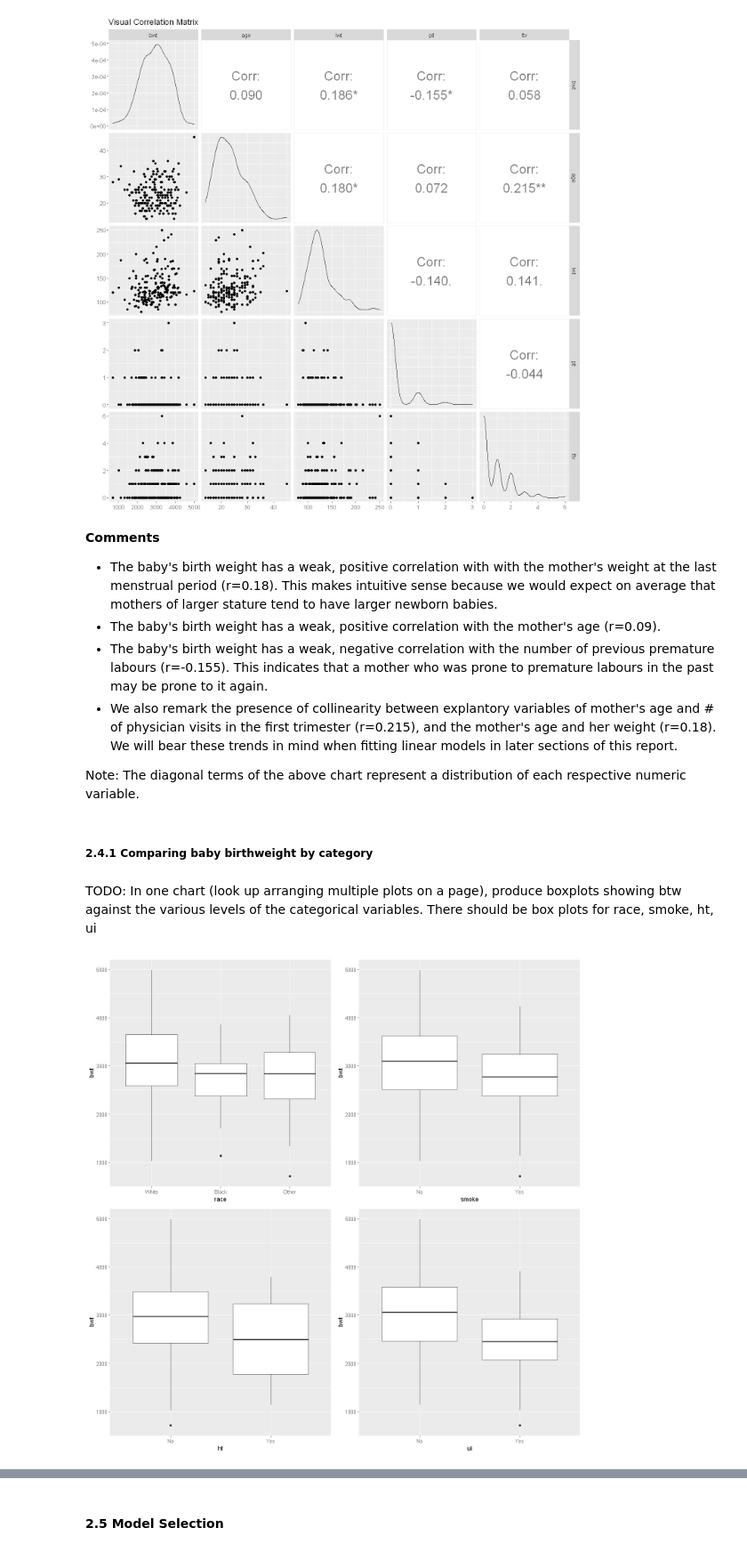
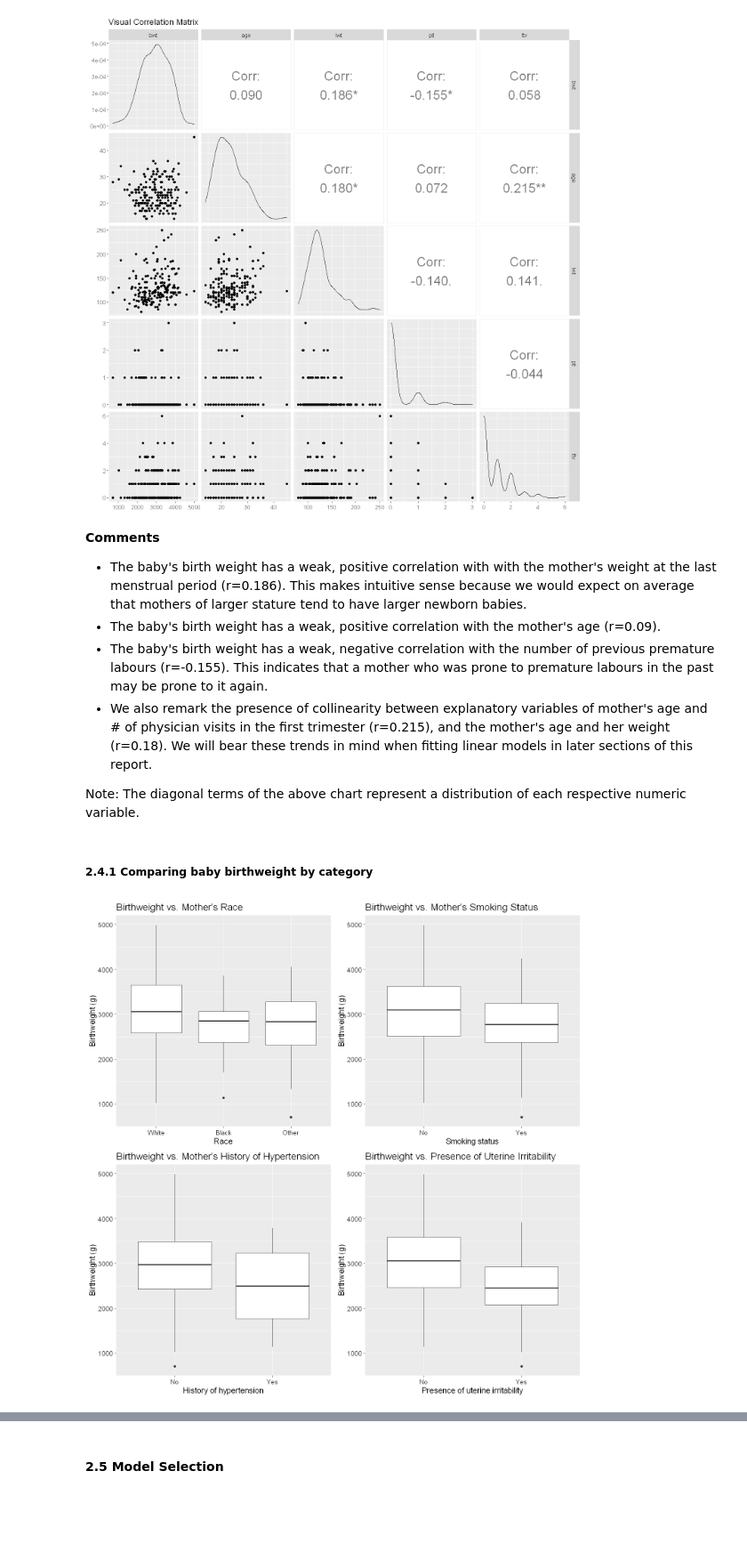
Before and after one commit to jerdavies/birthweight-modelling, a Jupyter notebook: Report-Birthweight.ipynb, the cells around one changed output, grey strips where cells are left out. Shown at 89% size. Cells and saved outputs as stored; diff of their text form; code cells hidden in the pictures; blank space fills up the shorter version.

```diff
--- a/Report-Birthweight.ipynb
+++ b/Report-Birthweight.ipynb
@@ -157,42 +157,43 @@ theme(text = element_text(size=12))
 [figure]
 # %% [markdown]
 **Comments**
-- The baby's birth weight has a weak, positive correlation with with the mother's weight at the last menstrual period (r=0.18). This makes intuitive sense because we would expect on average that mothers of larger stature tend to have larger newborn babies.
+- The baby's birth weight has a weak, positive correlation with with the mother's weight at the last menstrual period (r=0.186). This makes intuitive sense because we would expect on average that mothers of larger stature tend to have larger newborn babies.
 - The baby's birth weight has a weak, positive correlation with the mother's age (r=0.09).
 - The baby's birth weight has a weak, negative correlation with the number of previous premature labours (r=-0.155). This indicates that a mother who was prone to premature labours in the past may be prone to it again.
-- We also remark the presence of collinearity between explantory variables of mother's age and # of physician visits in the first trimester (r=0.215), and the mother's age and her weight (r=0.18). We will bear these trends in mind when fitting linear models in later sections of this report.
+- We also remark the presence of collinearity between explanatory variables of mother's age and # of physician visits in the first trimester (r=0.215), and the mother's age and her weight (r=0.18). We will bear these trends in mind when fitting linear models in later sections of this report.
 
 Note: The diagonal terms of the above chart represent a distribution of each respective numeric variable.
 # %% [markdown]
 ##### 2.4.1 Comparing baby birthweight by category
-# %% [markdown]
-TODO: In one chart (look up arranging multiple plots on a page), produce boxplots showing btw against the various levels of the categorical variables.  There should be box plots for race, smoke, ht, ui
 # %%
 # Set plot output size
 options(repr.plot.width = 12, repr.plot.height = 12)
 
 # Get df with only the categorical variables
 data_bwt_categorical <- data_bwt %>%
     dplyr::select(bwt,race, smoke, ht, ui)
 
 
 # Construct boxplots showing btw against the various levels of the categorical variables
 # PURPOSE: Explore distributions of various levels of different categorical explanatory variables
-
 p_race <- data_bwt_categorical%>%
      ggplot(aes(x=race, y=bwt)) +
-             geom_boxplot()
+             geom_boxplot() + theme(text = element_text(size=14)) +
+             labs(x = "Race", y="Birthweight (g)", title= "Birthweight vs. Mother's Race")
 p_smoke<- data_bwt_categorical%>%
      ggplot(aes(x=smoke, y=bwt)) +
-             geom_boxplot()
+             geom_boxplot() + theme(text = element_text(size=14)) +
+             labs(x = "Smoking status", y="Birthweight (g)", title= "Birthweight vs. Mother's Smoking Status")
 p_ht<- data_bwt_categorical%>%
      ggplot(aes(x=ht, y=bwt)) +
-             geom_boxplot()
+             geom_boxplot() + theme(text = element_text(size=14)) +
+             labs(x = "History of hypertension", y="Birthweight (g)", title= "Birthweight vs. Mother's History of Hypertension")
 p_ui<- data_bwt_categorical%>%
      ggplot(aes(x=ui, y=bwt)) +
-             geom_boxplot()
+             geom_boxplot() + theme(text = element_text(size=14)) +
+             labs(x = "Presence of uterine irritability", y="Birthweight (g)", title= "Birthweight vs. Presence of Uterine Irritability")
 plot_grid(p_race,p_smoke,p_ht,p_ui)
 # %% [output]
-[figure, old version]
+[figure, new version]
 # %% [markdown]
 **Comments**
```
Also changed, not shown: parts of 16 cells of this notebook.
